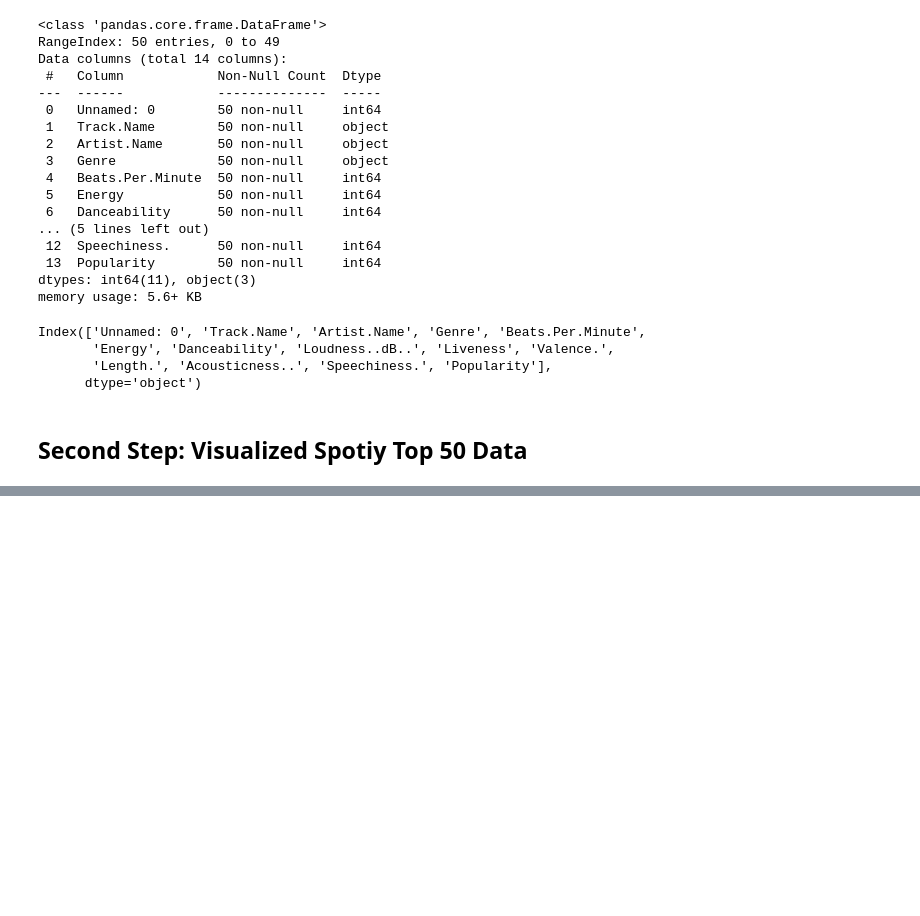
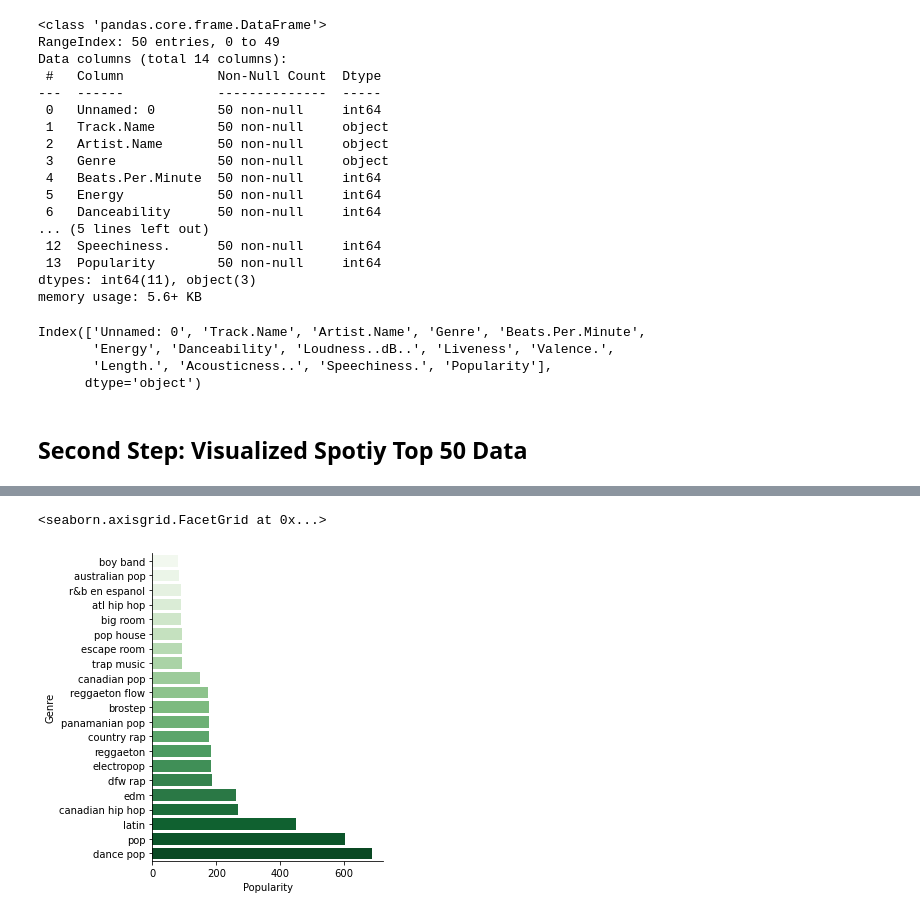
Before and after one commit to zli995/Spotify-Top-50-Songs-Analysis-2019, a Jupyter notebook: data/Spotify Top 50 Songs 2019 Analysis.ipynb, the cells around one changed output, grey strips where cells are left out. Cells and saved outputs as stored; diff of their text form; code cells hidden in the pictures; blank space fills up the shorter version.

```diff
--- a/data/Spotify Top 50 Songs 2019 Analysis.ipynb
+++ b/data/Spotify Top 50 Songs 2019 Analysis.ipynb
@@ -72,0 +74,14 @@ plt.show()
+# %%
+# Popularity of Songs in Different Genres
+
+b = spotify_data.groupby(["Genre"], as_index = False).sum()
+
+# when as_index=True, the grouped columns will be the indices of the returned object.#
+# Passing as_index=False will return the groups that you are aggregating over, if they are named columns.#
+
+popularity_order = b.sort_values(by=["Popularity"], ascending = True).iloc[:,0]
+
+sn.catplot(data=b, y="Genre", x="Popularity",kind="bar", order = popularity_order, palette="Greens")
+# %% [output]
+<seaborn.axisgrid.FacetGrid at 0x...>
+[figure, added]
```
Also changed, not shown: parts of 4 cells of this notebook.
